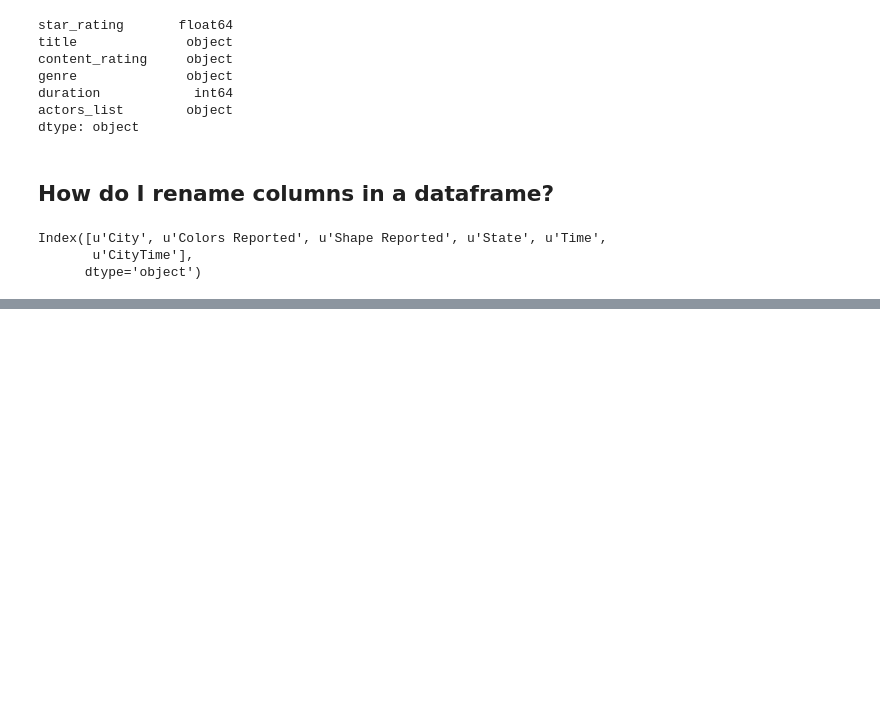
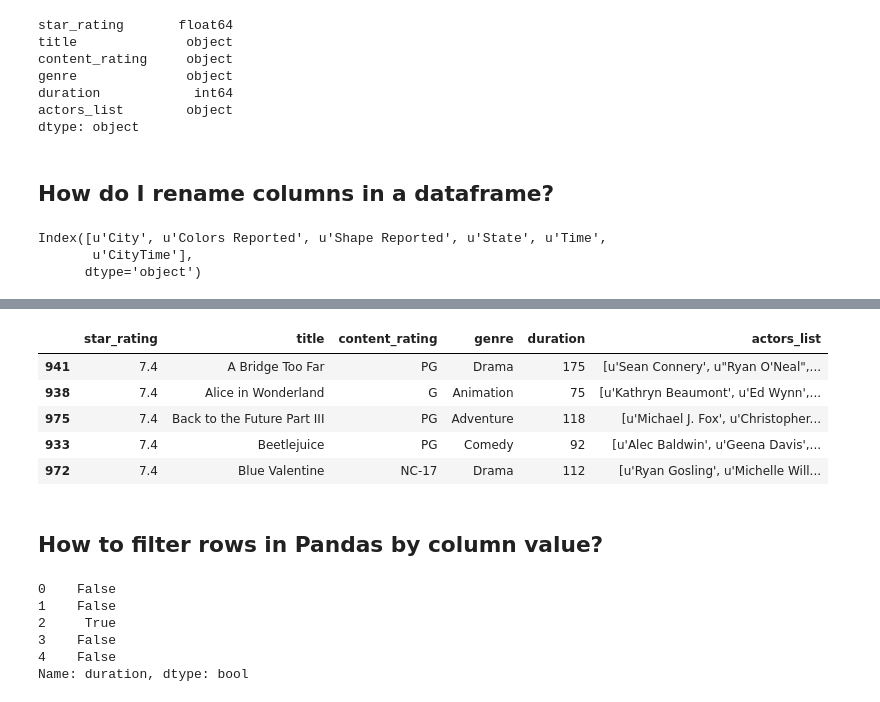
Before and after one commit to aliasvishnu/pandas-videos, a Jupyter notebook: MyPandas.ipynb, the cells around one changed output, grey strips where cells are left out. Drawn from its saved outputs; the diff is of its cells as text; code cells hidden in the pictures; blank space fills up the shorter version.

```diff
--- a/MyPandas.ipynb
+++ b/MyPandas.ipynb
@@ -114,0 +183,11 @@ ufo.head()
+# %%
+movies.sort_values(['star_rating', 'title']).head()
+# %% [output]
+|  | star_rating | title | content_rating | genre | duration | actors_list |
+| 941 | 7.4 | A Bridge Too Far | PG | Drama | 175 | [u'Sean Connery', u"Ryan O'Neal",... |
+| 938 | 7.4 | Alice in Wonderland | G | Animation | 75 | [u'Kathryn Beaumont', u'Ed Wynn',... |
+| 975 | 7.4 | Back to the Future Part III | PG | Adventure | 118 | [u'Michael J. Fox', u'Christopher... |
+| 933 | 7.4 | Beetlejuice | PG | Comedy | 92 | [u'Alec Baldwin', u'Geena Davis',... |
+| 972 | 7.4 | Blue Valentine | NC-17 | Drama | 112 | [u'Ryan Gosling', u'Michelle Will... |
+# %% [markdown]
+## How to filter rows in Pandas by column value?
@@ -114,0 +196,9 @@ ufo.head()
+# %%
+is_long.head()
+# %% [output]
+0    False
+1    False
+2     True
+3    False
+4    False
+Name: duration, dtype: bool
```
Also changed, not shown: parts of 27 cells of this notebook.
